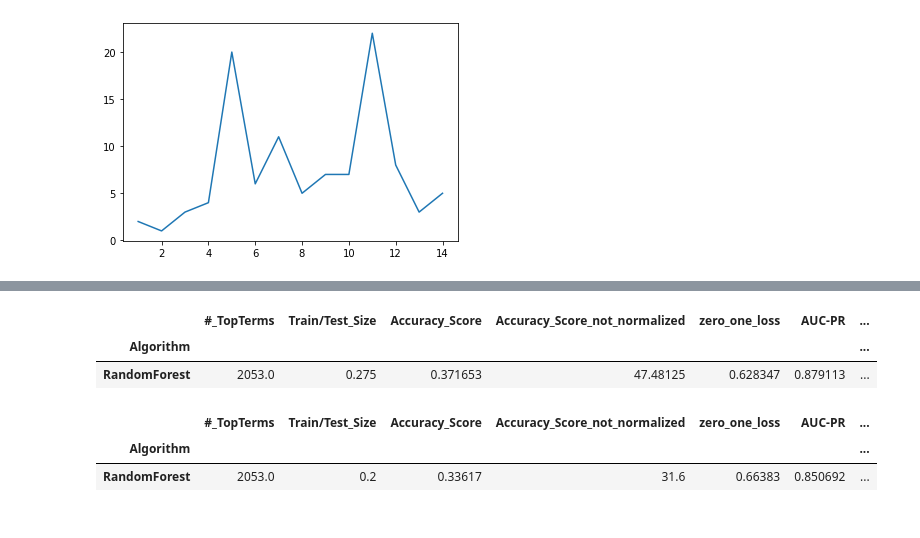
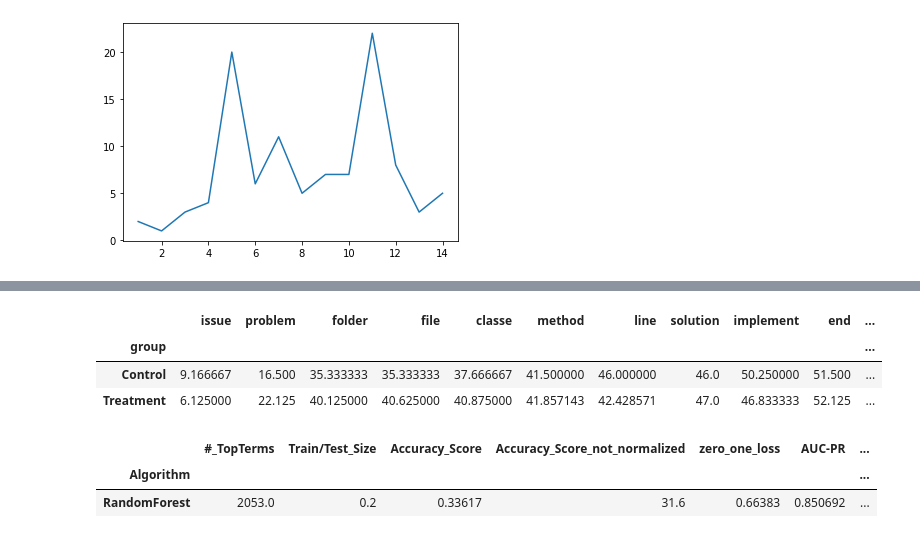
Before and after one commit to fabiojavamarcos/MilestonesExperiments, a Jupyter notebook: Analysis_MilestonesExperiments.ipynb, the cells around one changed output, grey strips where cells are left out. Saved outputs shown, nothing was run; the diff lists cells and outputs as text; code cells hidden in the pictures.

```diff
--- a/Analysis_MilestonesExperiments.ipynb
+++ b/Analysis_MilestonesExperiments.ipynb
@@ -161,9 +211,10 @@ plt.show()
 # %%
-dataBinary_h1.groupby(['Algorithm']).mean()
+dataBinary_milestones_valid.groupby(['group']).mean()
 # %% [output]
-|  | #_TopTerms | Train/Test_Size | Accuracy_Score | Accuracy_Score_not_normalized | zero_one_loss | AUC-PR | ... |
-| Algorithm |  |  |  |  |  |  | ... |
-| RandomForest | 2053.0 | 0.275 | 0.371653 | 47.48125 | 0.628347 | 0.879113 | ... |
+|  | issue | problem | folder | file | classe | method | line | solution | implement | end | ... |
+| group |  |  |  |  |  |  |  |  |  |  | ... |
+| Control | 9.166667 | 16.500 | 35.333333 | 35.333333 | 37.666667 | 41.500000 | 46.000000 | 46.0 | 50.250000 | 51.500 | ... |
+| Treatment | 6.125000 | 22.125 | 40.125000 | 40.625000 | 40.875000 | 41.857143 | 42.428571 | 47.0 | 46.833333 | 52.125 | ... |
 # %%
 dataBinary_h1_doc2vec.groupby(['Algorithm']).mean()
 # %% [output]
```
Also changed, not shown: parts of 15 cells of this notebook.
